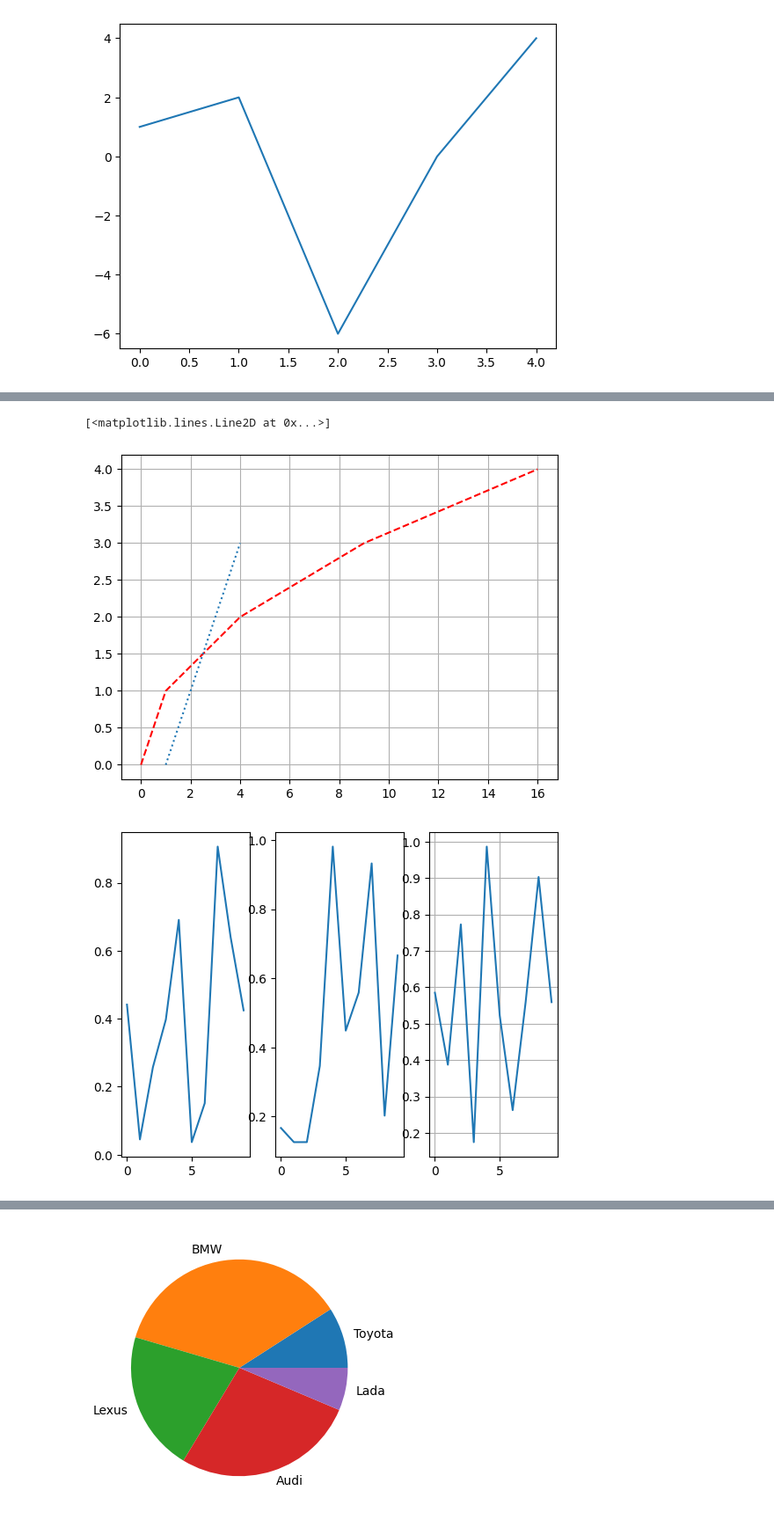
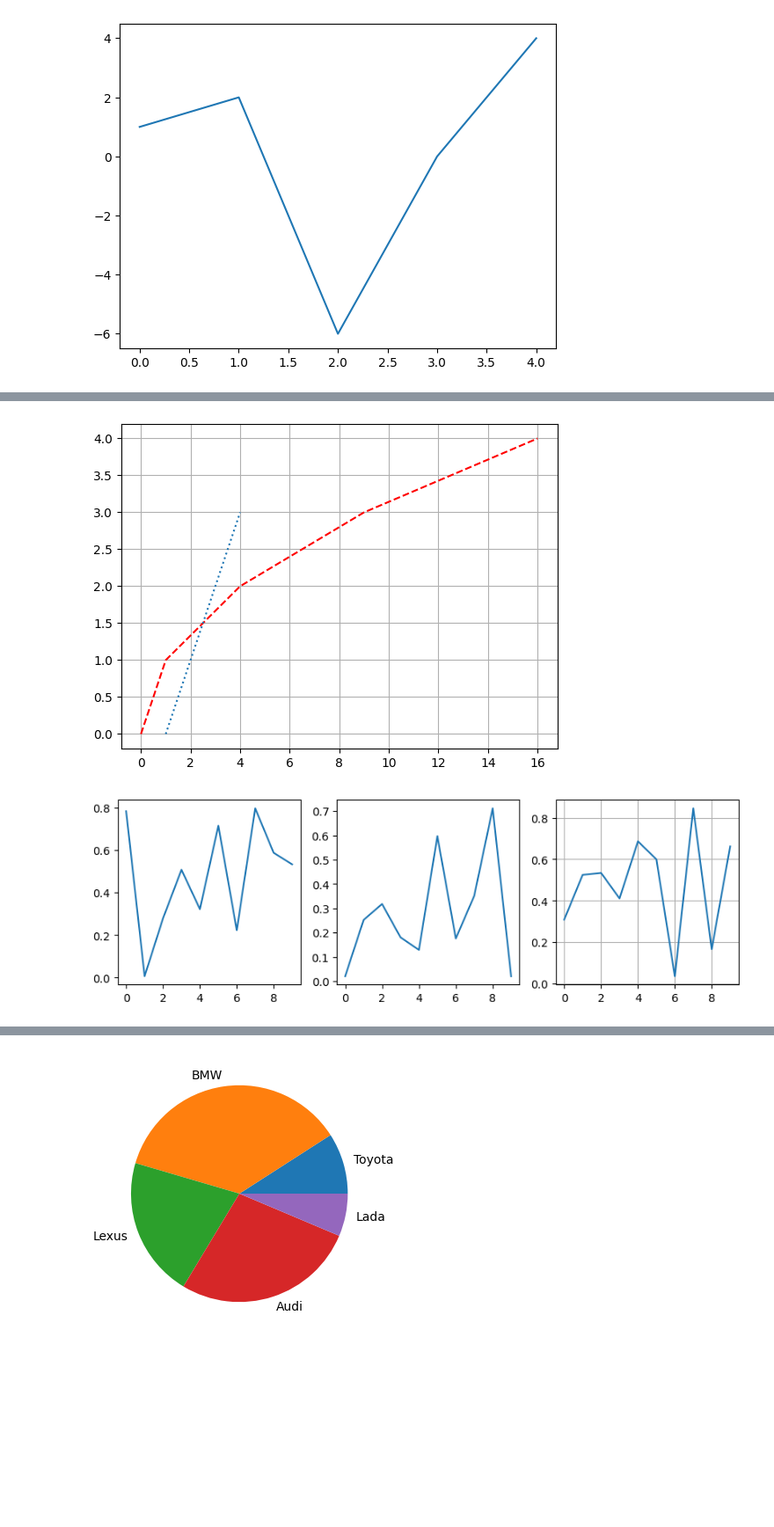
Before and after one commit to CV15005/Python-BMT, a Jupyter notebook: Seminar8/Seminar8.ipynb, the cells around one changed output, grey strips where cells are left out. Shown at 88% size. Saved outputs shown, nothing was run; the diff lists cells and outputs as text; code cells hidden in the pictures; blank space fills up the shorter version.

```diff
--- a/Seminar8/Seminar8.ipynb
+++ b/Seminar8/Seminar8.ipynb
@@ -2010,26 +1989,29 @@ y = np.arange(0, 5, 1)             # [0, 1, 2, 3, 4]
 x = np.array([a*a for a in y])   # [ 0,  1,  4,  9, 16]
 y2 = [0, 1, 2, 3]
 x2 = [i+1 for i in y2]
+plt.figure()
 plt.grid()
-plt.plot(x, y, '--',color='r')
+plt.plot(x, y, '--', color='r')
 plt.plot(x2, y2, ':')
+plt.show()
 # %% [output]
-[<matplotlib.lines.Line2D at 0x...>]
 [figure]
 # %%
 import numpy as np
 import matplotlib.pyplot as plt
 
+plt.close('all')
+plt.figure(figsize=(10, 3))
 plt.subplot(1, 3, 1)
 plt.plot(np.random.random(10))
 plt.subplot(1, 3, 2)
 plt.plot(np.random.random(10))
 plt.subplot(1, 3, 3)
 plt.plot(np.random.random(10))
 plt.grid()
 plt.show()
 # %% [output]
-[figure, old version]
+[figure, new version]
 # %%
 import numpy as np
 import matplotlib.pyplot as plt
```
Also changed, not shown: parts of 55 cells of this notebook.
